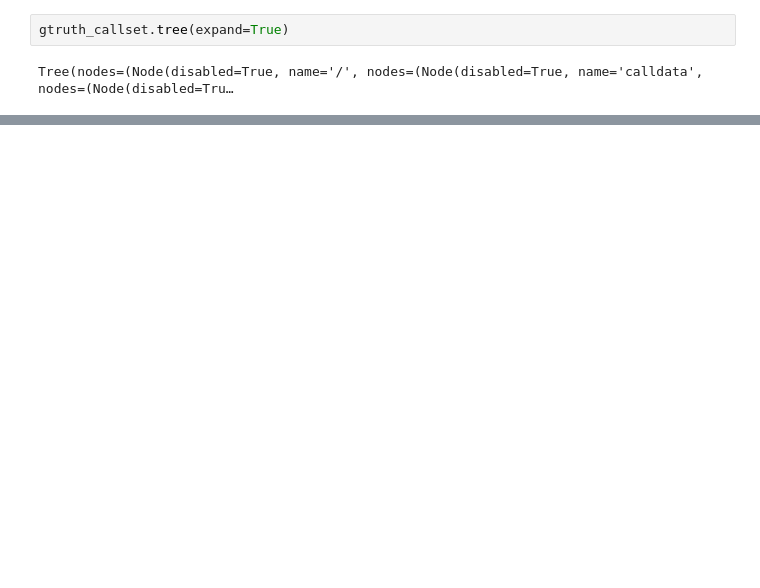
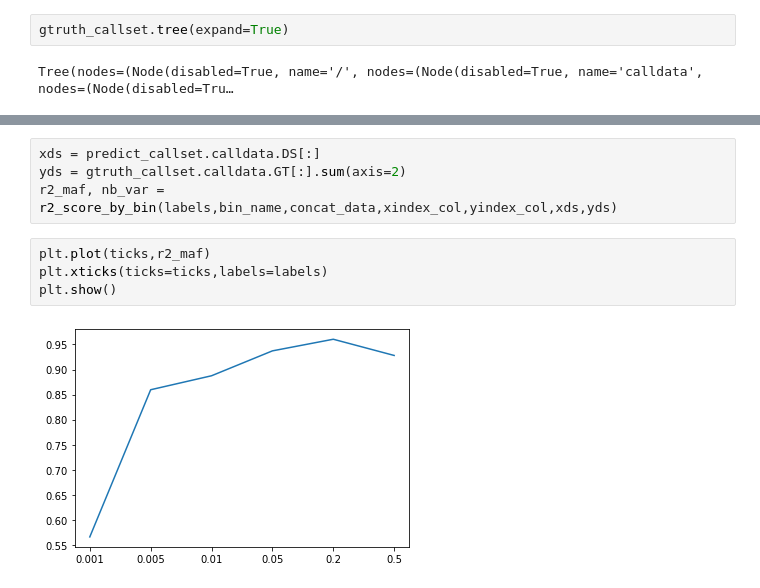
Before and after one commit to KazegamiKuon/GenImputation, a Jupyter notebook: data/process.ipynb, the cells around one changed output, grey strips where cells are left out. Saved outputs shown, nothing was run; the diff lists cells and outputs as text; blank space fills up the shorter version.

```diff
--- a/data/process.ipynb
+++ b/data/process.ipynb
@@ -130,0 +115,10 @@ plt.plot(labels,r2_maf)
+# %%
+xds = predict_callset.calldata.DS[:]
+yds = gtruth_callset.calldata.GT[:].sum(axis=2)
+r2_maf, nb_var = r2_score_by_bin(labels,bin_name,concat_data,xindex_col,yindex_col,xds,yds)
+# %%
+plt.plot(ticks,r2_maf)
+plt.xticks(ticks=ticks,labels=labels)
+plt.show()
+# %% [output]
+[figure, added]
```
Also changed, not shown: parts of 20 cells of this notebook, 6 other files.
